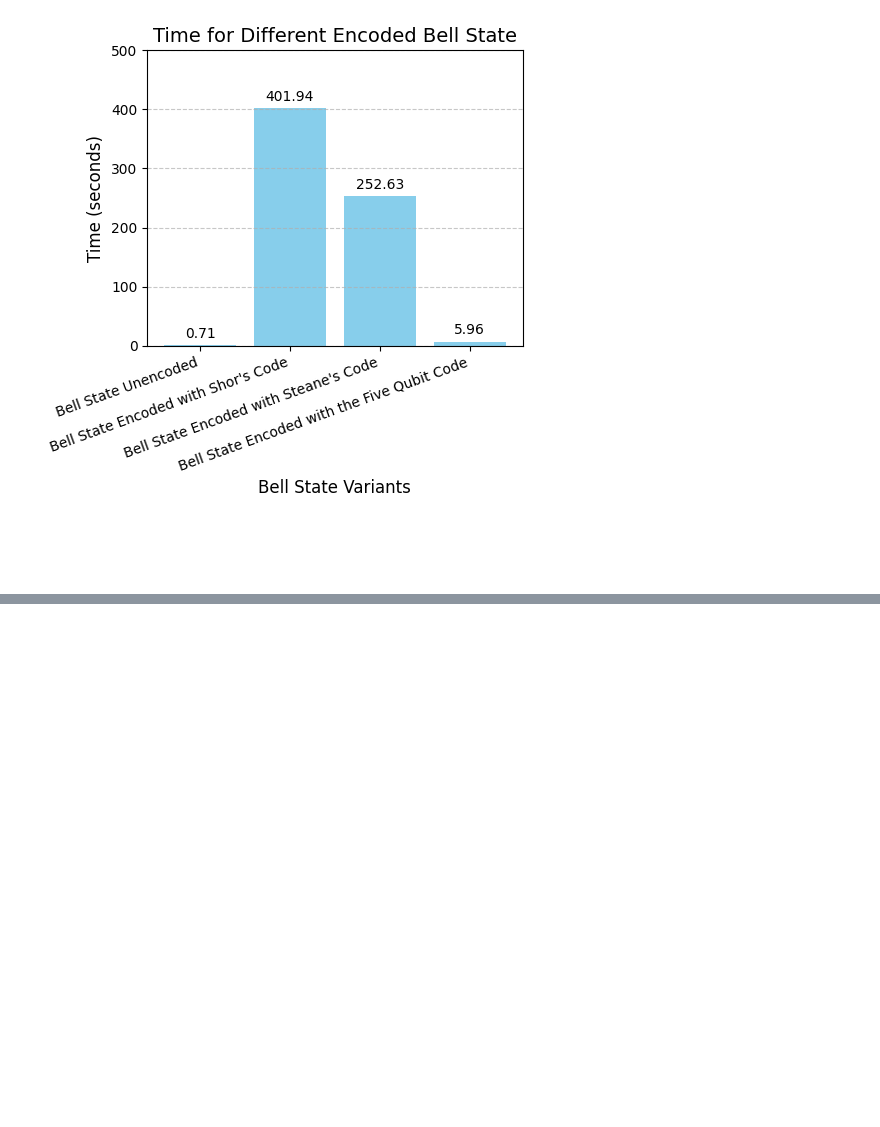
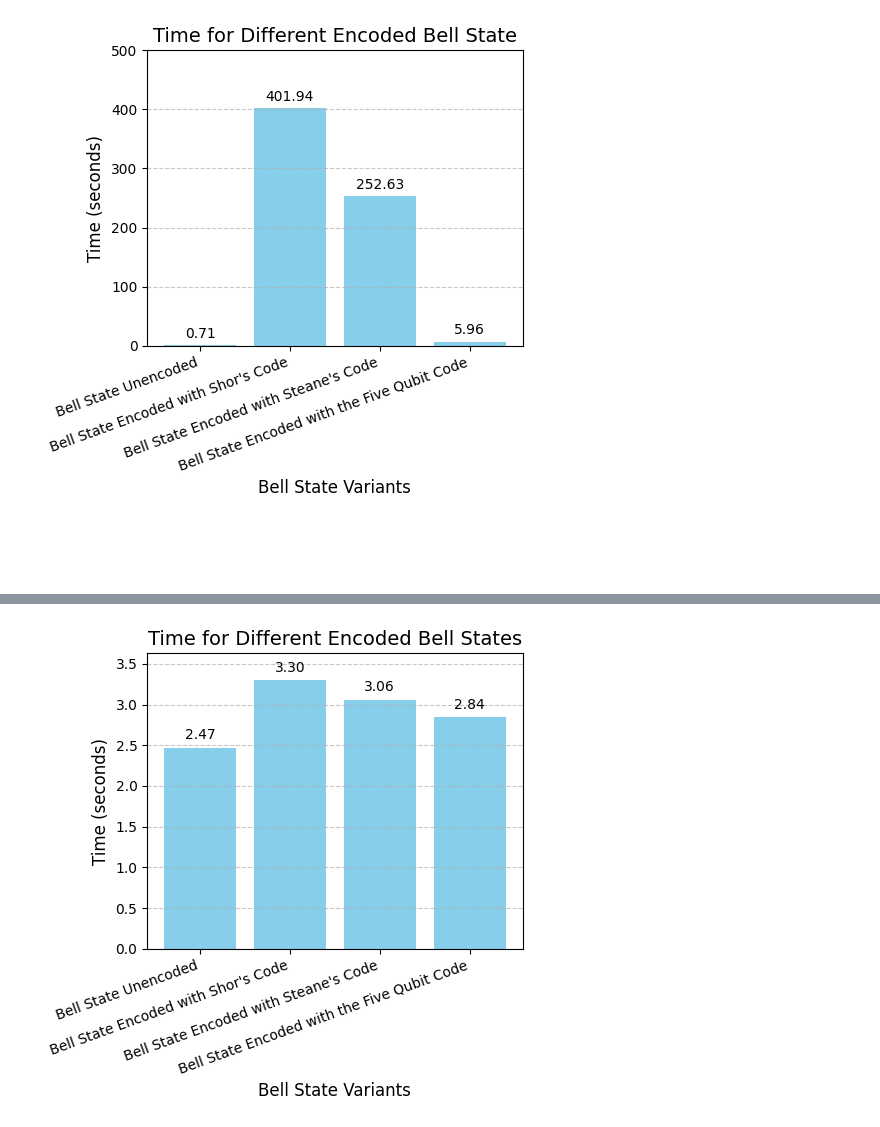
Before and after one commit to squid2010/ISEF2024-25, a Jupyter notebook: main.ipynb, the cells around one changed output, grey strips where cells are left out. Drawn from its saved outputs; the diff is of its cells as text; code cells hidden in the pictures; blank space fills up the shorter version.

```diff
--- a/main.ipynb
+++ b/main.ipynb
@@ -340,0 +343,43 @@ plt.close()
+# %%
+data_jobs = [service.job("cy27xf5nrmz0008569pg"),service.job("cy27xfxrta1g0086qyng"), service.job("cy27xgprta1g0086qypg"),
+             service.job("cy282asrta1g0086qyxg")]
+results = [job.result() for job in data_jobs]
+# %%
+times = [result.metadata["execution"]["execution_spans"][0].duration for result in results]
+times[0]-=12.0 #This is the bell state, and it was pending for 12 seconds
+# %%
+names = [circuit.name for circuit in circuits]
+
+# Plot the bar chart
+plt.figure(figsize=(5, 5))  # Adjust size as needed
+bars = plt.bar(names, times, color='skyblue')
+plt.ylim(0, max(times)+max(times)/10)  # Set max y-value to 500
+
+# Add value annotations above bars
+for bar in bars:
+    height = bar.get_height()
+    plt.text(
+        bar.get_x() + bar.get_width() / 2,
+        height + max(times) * 0.02,  # Slightly above the bar
+        f'{height:.2f}',  # Format the time with 2 decimal places
+        ha='center',
+        va='bottom',
+        fontsize=10
+    )
+
+# Add labels and title
+plt.xlabel('Bell State Variants', fontsize=12)
+plt.ylabel('Time (seconds)', fontsize=12)
+plt.title('Time for Different Encoded Bell States', fontsize=14)
+plt.xticks(rotation=20, ha='right', fontsize=10)  # Rotate labels for readability
+
+# Show gridlines
+plt.grid(axis='y', linestyle='--', alpha=0.7)
+
+# Show the plot
+plt.tight_layout()  # Adjust layout to prevent label cutoff
+plt.savefig('QuantResults/time.png')
+plt.show()
+plt.close()
+# %% [output]
+[figure, added]
```
Also changed, not shown: parts of 5 cells of this notebook, 6 other files.
